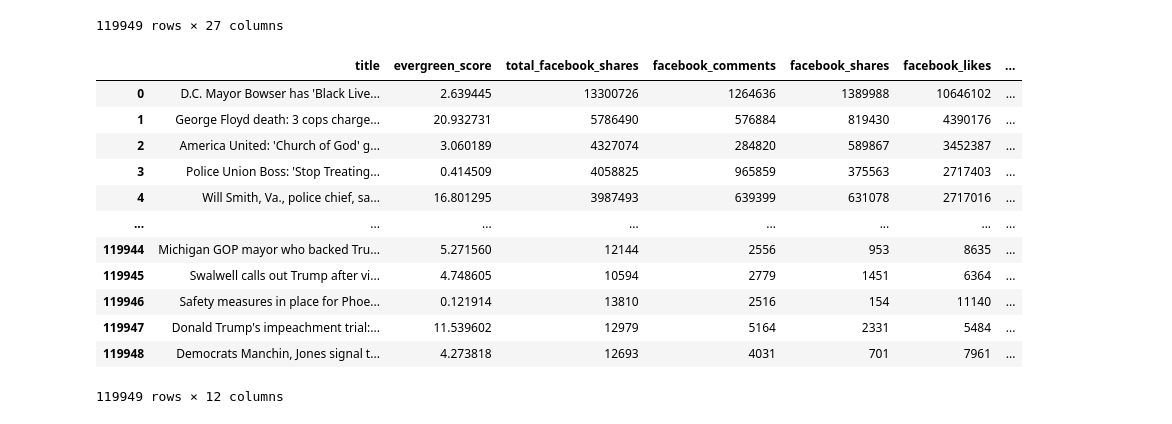
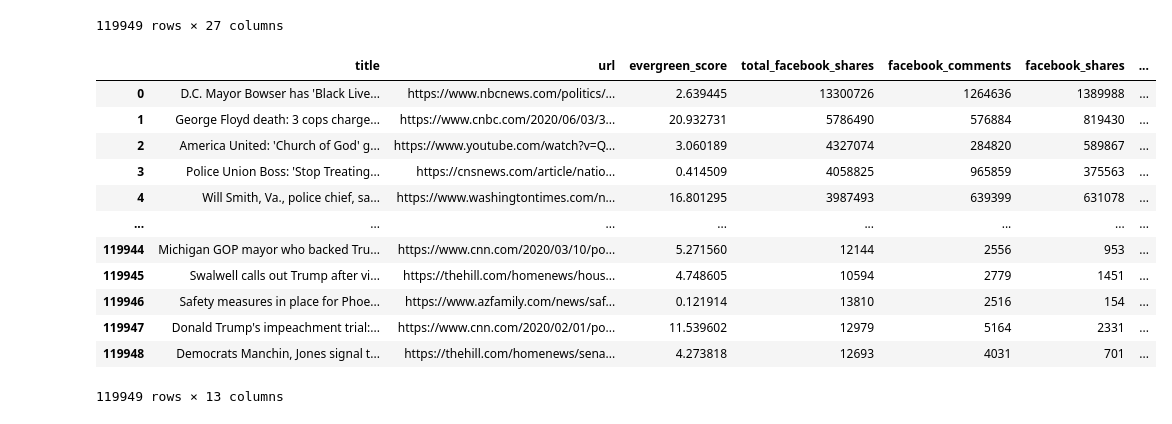
Before and after one commit to jakehtaylor/Classifying-Clickbait-Headlines, a Jupyter notebook: clean_dataframes.ipynb, the cells around one changed output. Drawn from its saved outputs; the diff is of its cells as text; code cells hidden in the pictures.

Commit message:
updated article .csv

```diff
--- a/clean_dataframes.ipynb
+++ b/clean_dataframes.ipynb
@@ -81,7 +82,7 @@ articles_df
 #remove unneeded columns from combined dataframe
 
 #clean trump dataframe
-articles_df = articles_df[['title', 'evergreen_score',
+articles_df = articles_df[['title', 'url', 'evergreen_score',
                         'total_facebook_shares', 'facebook_comments',
                         'facebook_shares', 'facebook_likes',
                         'wow_count', 'love_count', 'haha_count', 'sad_count', 'angry_count', 'filename']]
@@ -91,49 +92,57 @@ articles_df.fillna(0)
 
 #export cleaned data to a .csv file
 articles_df.to_csv(output_data_file, index=False, header=True)
+
 
 articles_df
 
 #code commented out from longer was to combine files
     #clean blm dataframe and merge it with trump
     #blm_df = blm_df[['title', 'evergreen_score',
     #                    'total_facebook_shares', 'facebook_comments',
     #                    'facebook_shares', 'facebook_likes',
     #                    'wow_count', 'love_count', 'haha_count', 'sad_count', 'angry_count' ]]
 
     #blm_df['category'] = 'blm'
 
     #print(blm_df)
 
     #clean covid dataframe and merge it with trump
     #covid_df = covid_df[['title', 'evergreen_score',
     #                   'total_facebook_shares', 'facebook_comments',
     #                   'facebook_shares', 'facebook_likes',
     #                   'wow_count', 'love_count', 'haha_count', 'sad_count', 'angry_count' ]]
 
     #covid_df['category'] = 'covid'
 
 
     #print(covid_df)
 
     #clean covid dataframe and merge it with trump
     #education_df = covid_df[['title', 'evergreen_score',
     #                    'total_facebook_shares', 'facebook_comments',
     #                    'facebook_shares', 'facebook_likes',
     #                    'wow_count', 'love_count', 'haha_count', 'sad_count', 'angry_count' ]]
 
     #covid_df['category'] = 'covid'
+
+    #original longer code for combining files
+    #combine the category dataframes into one dataframe for analysis
+    #list_of_dfs = [trump_df, blm_df, covid_df]
+
+
+    #result_df = pd.concat(list_of_dfs, ignore_index = True)
 # %% [output]
-|  | title | evergreen_score | total_facebook_shares | facebook_comments | facebook_shares | facebook_likes | ... |
-| 0 | D.C. Mayor Bowser has 'Black Live... | 2.639445 | 13300726 | 1264636 | 1389988 | 10646102 | ... |
-| 1 | George Floyd death: 3 cops charge... | 20.932731 | 5786490 | 576884 | 819430 | 4390176 | ... |
-| 2 | America United: 'Church of God' g... | 3.060189 | 4327074 | 284820 | 589867 | 3452387 | ... |
-| 3 | Police Union Boss: 'Stop Treating... | 0.414509 | 4058825 | 965859 | 375563 | 2717403 | ... |
-| 4 | Will Smith, Va., police chief, sa... | 16.801295 | 3987493 | 639399 | 631078 | 2717016 | ... |
+|  | title | url | evergreen_score | total_facebook_shares | facebook_comments | facebook_shares | ... |
+| 0 | D.C. Mayor Bowser has 'Black Live... | https://www.nbcnews.com/politics/... | 2.639445 | 13300726 | 1264636 | 1389988 | ... |
+| 1 | George Floyd death: 3 cops charge... | https://www.cnbc.com/2020/06/03/3... | 20.932731 | 5786490 | 576884 | 819430 | ... |
+| 2 | America United: 'Church of God' g... | https://www.youtube.com/watch?v=Q... | 3.060189 | 4327074 | 284820 | 589867 | ... |
+| 3 | Police Union Boss: 'Stop Treating... | https://cnsnews.com/article/natio... | 0.414509 | 4058825 | 965859 | 375563 | ... |
+| 4 | Will Smith, Va., police chief, sa... | https://www.washingtontimes.com/n... | 16.801295 | 3987493 | 639399 | 631078 | ... |
 | ... | ... | ... | ... | ... | ... | ... | ... |
-| 119944 | Michigan GOP mayor who backed Tru... | 5.271560 | 12144 | 2556 | 953 | 8635 | ... |
-| 119945 | Swalwell calls out Trump after vi... | 4.748605 | 10594 | 2779 | 1451 | 6364 | ... |
-| 119946 | Safety measures in place for Phoe... | 0.121914 | 13810 | 2516 | 154 | 11140 | ... |
-| 119947 | Donald Trump's impeachment trial:... | 11.539602 | 12979 | 5164 | 2331 | 5484 | ... |
-| 119948 | Democrats Manchin, Jones signal t... | 4.273818 | 12693 | 4031 | 701 | 7961 | ... |
+| 119944 | Michigan GOP mayor who backed Tru... | https://www.cnn.com/2020/03/10/po... | 5.271560 | 12144 | 2556 | 953 | ... |
+| 119945 | Swalwell calls out Trump after vi... | https://thehill.com/homenews/hous... | 4.748605 | 10594 | 2779 | 1451 | ... |
+| 119946 | Safety measures in place for Phoe... | https://www.azfamily.com/news/saf... | 0.121914 | 13810 | 2516 | 154 | ... |
+| 119947 | Donald Trump's impeachment trial:... | https://www.cnn.com/2020/02/01/po... | 11.539602 | 12979 | 5164 | 2331 | ... |
+| 119948 | Democrats Manchin, Jones signal t... | https://thehill.com/homenews/sena... | 4.273818 | 12693 | 4031 | 701 | ... |
-119949 rows × 12 columns
+119949 rows × 13 columns
```
Also changed, not shown: parts of 11 cells of this notebook, 1 other file.
